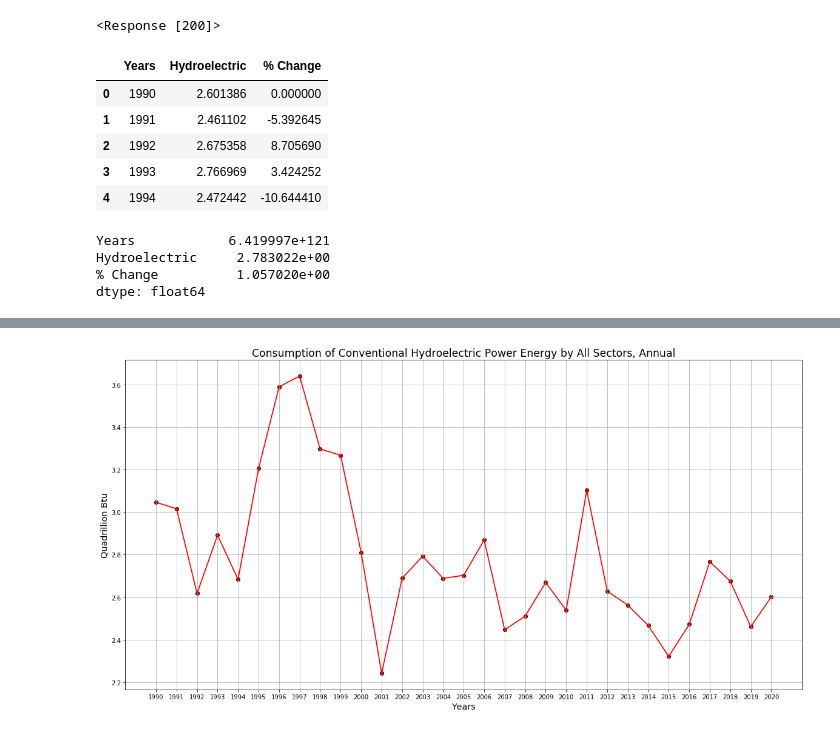
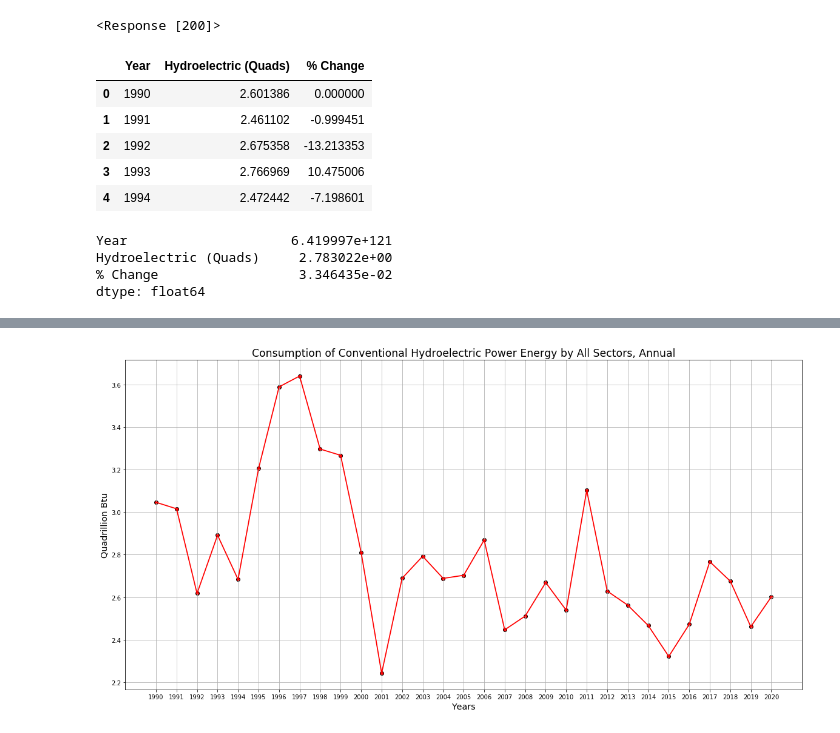
Before and after one commit to us-energy-analysis/Energy-analysis, a Jupyter notebook: USRenewableEConsumption_Btu.ipynb, the cells around one changed output, grey strips where cells are left out. Cells and saved outputs as stored; diff of their text form; code cells hidden in the pictures.

```diff
--- a/USRenewableEConsumption_Btu.ipynb
+++ b/USRenewableEConsumption_Btu.ipynb
@@ -33,27 +34,27 @@ hydroelectric = hydroelectric_consumption[::-1]
 # Loop through to calculate the annual percent change
 i = 0
 percent_change_hydroelectric = []
-for x in hydroelectric_consumption:
+for x in hydroelectric:
     if(i == 0):
         percent_change_hydroelectric.append(0)
     else:
-        percent_change_hydroelectric.append( (x - hydroelectric_consumption[i-1])/ hydroelectric_consumption[i-1] * 100)
+        percent_change_hydroelectric.append( (x - hydroelectric[i-1])/ hydroelectric[i-1] * 100)
     i += 1
 # %%
 # Determine year to year percent change
 hydroelectric_consumption_btu_df = pd.DataFrame({
-    'Years': years[0:31],
-    'Hydroelectric': hydroelectric_consumption[0:31],
-    '% Change': percent_change_hydroelectric[0:31]
+    'Year': years,
+    'Hydroelectric (Quads)': hydroelectric_consumption,
+    '% Change': percent_change_hydroelectric
 })
 hydroelectric_consumption_btu_df.head()
 # %% [output]
-|  | Years | Hydroelectric | % Change |
+|  | Year | Hydroelectric (Quads) | % Change |
 | 0 | 1990 | 2.601386 | 0.000000 |
-| 1 | 1991 | 2.461102 | -5.392645 |
-| 2 | 1992 | 2.675358 | 8.705690 |
-| 3 | 1993 | 2.766969 | 3.424252 |
-| 4 | 1994 | 2.472442 | -10.644410 |
+| 1 | 1991 | 2.461102 | -0.999451 |
+| 2 | 1992 | 2.675358 | -13.213353 |
+| 3 | 1993 | 2.766969 | 10.475006 |
+| 4 | 1994 | 2.472442 | -7.198601 |
 # %%
 #  Export file as a CSV, without the Pandas index, but with the header
 hydroelectric_consumption_btu_df.to_csv("resources/HydroelectricConsumption.csv", index=False, header=True)
@@ -61,7 +66,7 @@ hydroelectric_consumption_btu_df.to_csv("resources/HydroelectricConsumption.csv"
 # Calculate the average annual percent change for the last 30 years
 hydroelectric_consumption_btu_df.mean()
 # %% [output]
-Years            6.419997e+121
-Hydroelectric     2.783022e+00
-% Change          1.057020e+00
+Year                     6.419997e+121
+Hydroelectric (Quads)     2.783022e+00
+% Change                  3.346435e-02
 dtype: float64
```
Also changed, not shown: parts of 28 cells of this notebook.
